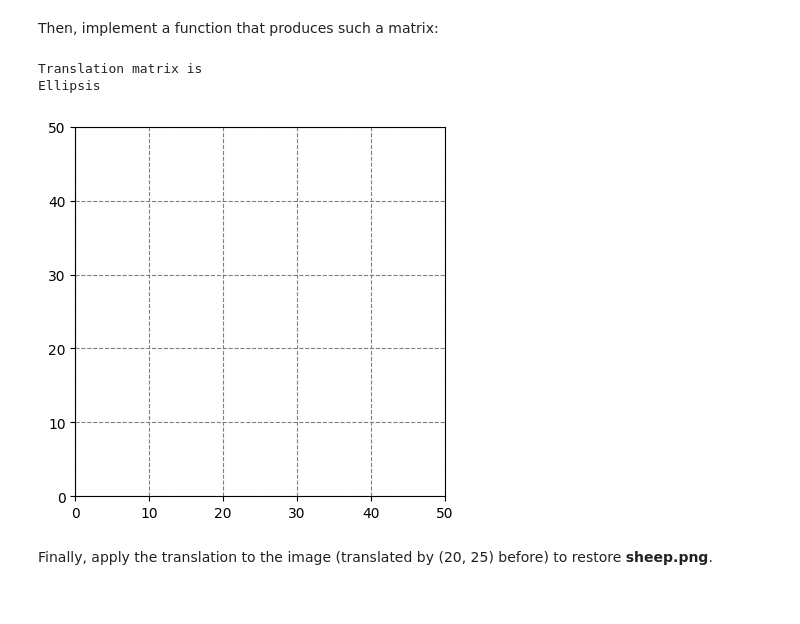
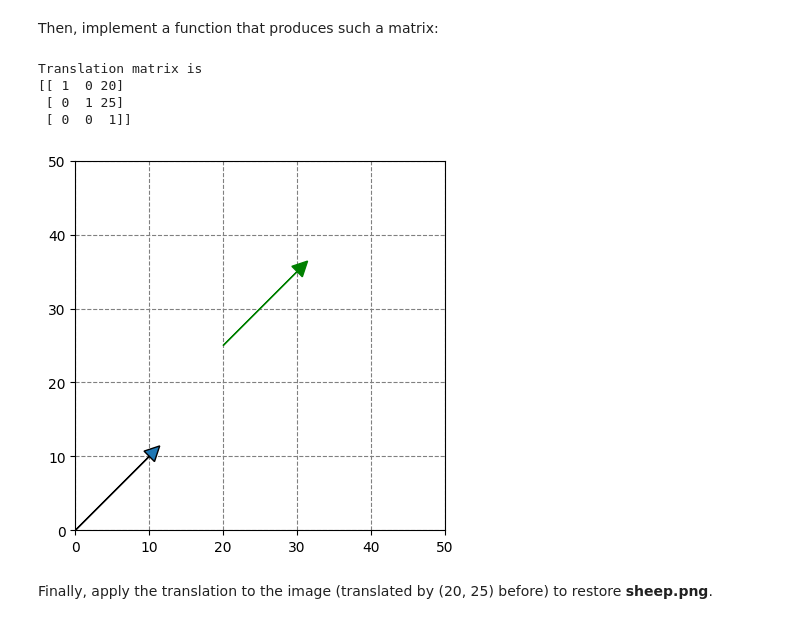
Before and after one commit to Martik-k/linear-algebra-lab1-transformations, a Jupyter notebook: LA_Lab_1_2026.ipynb, the cells around one changed output. Drawn from its saved outputs; the diff is of its cells as text; code cells hidden in the pictures.

```diff
--- a/LA_Lab_1_2026.ipynb
+++ b/LA_Lab_1_2026.ipynb
@@ -324,39 +364,46 @@ Then, implement a function that produces such a matrix:
 # %%
 ##### YOUR CODE STARTS #####
 def get_translation_matrix(translation_factor_x, translation_factor_y):
-  return ...
+  return np.array([
+      [1, 0, translation_factor_x],
+      [0, 1, translation_factor_y],
+      [0, 0, 1]
+  ])
 
-M4 = ...
+M4 = get_translation_matrix(20, 25)
 ##### YOUR CODE ENDS #####
 print("Translation matrix is")
 print(M4)
 # %% [output]
 Translation matrix is
-Ellipsis
+[[ 1  0 20]
+ [ 0  1 25]
+ [ 0  0  1]]
 # %%
 # Apply translation to the vector A1B1 to achieve vector A2B2
 
 ##### YOUR CODE STARTS #####
 A1 = np.array([0, 0])
 B1 = np.array([10, 10])
-A2 = ...
-B2 = ...
+t = np.array([20, 25])
+A2 = A1 + t
+B2 = A2 + B1
 ##### YOUR CODE ENDS #####
 
 ax = plt.axes()
 
-## ax.arrow(A1[0], A1[1], B1[0], B1[1], head_width=2, head_length=2)
-## ax.arrow(A2[0], A2[1], B2[0]-A2[0], B2[1]-A2[1], head_width=2, head_length=2, color='green')
+ax.arrow(A1[0], A1[1], B1[0], B1[1], head_width=2, head_length=2)
+ax.arrow(A2[0], A2[1], B2[0]-A2[0], B2[1]-A2[1], head_width=2, head_length=2, color='green')
 plt.ylim(0,50)
 plt.xlim(0,50)
 
 ax.set_axisbelow(True)
 plt.grid(color='gray', linestyle='dashed')
 plt.gca().set_aspect('equal', adjustable='box')
 
 plt.show()
 # %% [output]
-[figure, old version]
+[figure, new version]
 # %% [markdown]
 Finally, apply the translation to the image (translated by (20, 25) before) to restore **sheep.png**.
 # %%
```
Also changed, not shown: parts of 14 cells of this notebook.
